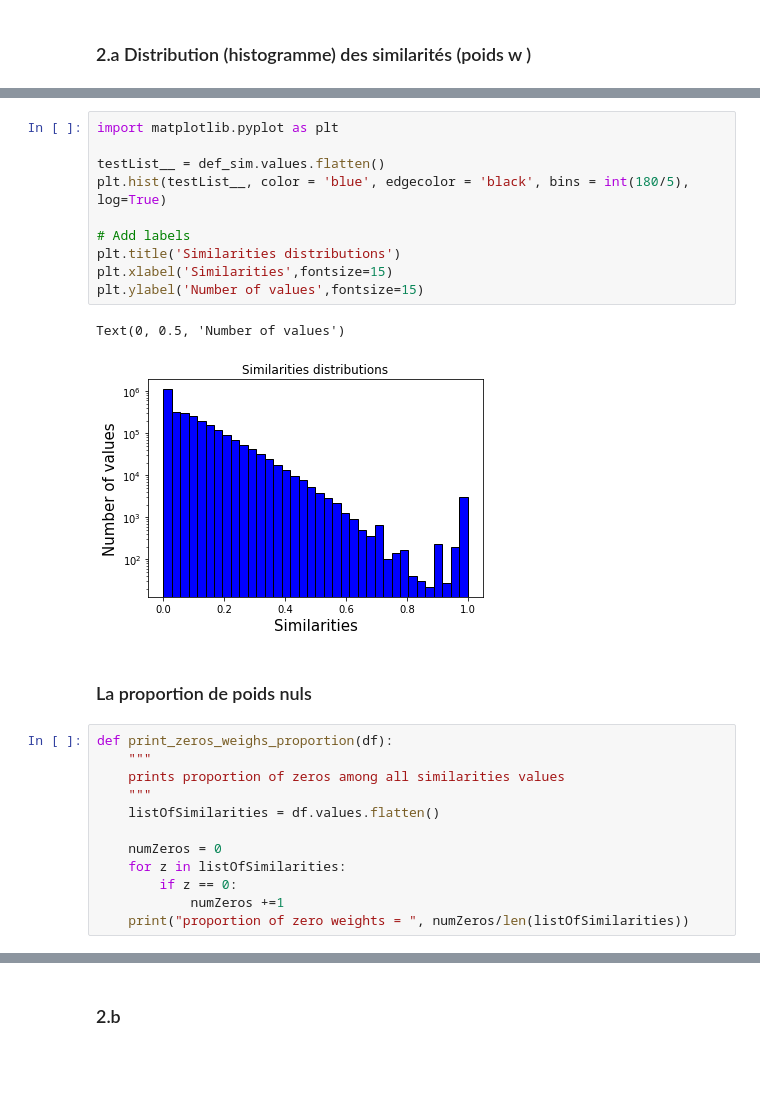
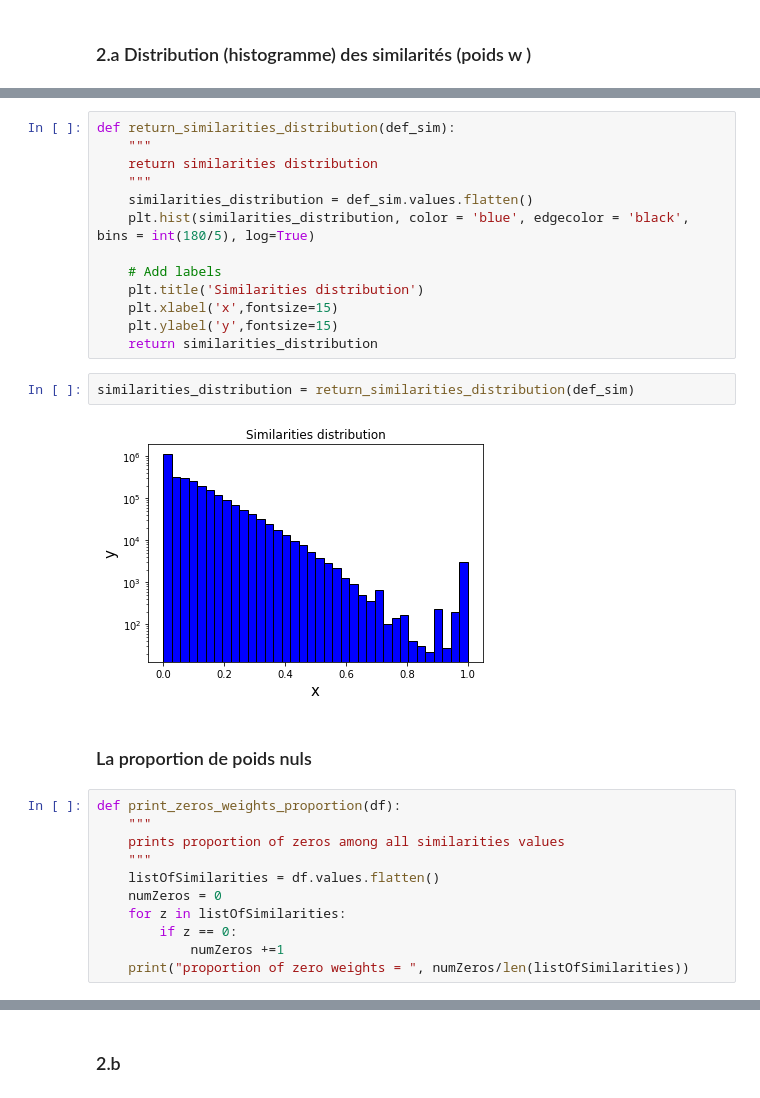
Before and after one commit to clementbernardd/LOG6308, a Jupyter notebook: TP1_groupe7_ghaith_.ipynb, the cells around one changed output, grey strips where cells are left out. Drawn from its saved outputs; the diff is of its cells as text; blank space fills up the shorter version.

```diff
--- a/TP1_groupe7_ghaith_.ipynb
+++ b/TP1_groupe7_ghaith_.ipynb
@@ -355,25 +308,28 @@ def_sim.shape
 # %%
-import matplotlib.pyplot as plt
+def return_similarities_distribution(def_sim):
+    """
+    return similarities distribution
+    """
+    similarities_distribution = def_sim.values.flatten()
+    plt.hist(similarities_distribution, color = 'blue', edgecolor = 'black', bins = int(180/5), log=True)
 
-testList__ = def_sim.values.flatten()
-plt.hist(testList__, color = 'blue', edgecolor = 'black', bins = int(180/5), log=True)
-
-# Add labels
-plt.title('Similarities distributions')
-plt.xlabel('Similarities',fontsize=15)
-plt.ylabel('Number of values',fontsize=15)
+    # Add labels
+    plt.title('Similarities distribution')
+    plt.xlabel('x',fontsize=15)
+    plt.ylabel('y',fontsize=15)
+    return similarities_distribution
-# %% [output]
-Text(0, 0.5, 'Number of values')
-[figure, removed]
+# %%
+similarities_distribution = return_similarities_distribution(def_sim)
+# %% [output]
+[figure, added]
 # %% [markdown]
 ### La proportion de poids nuls
 # %%
-def print_zeros_weighs_proportion(df):
+def print_zeros_weights_proportion(df):
     """
     prints proportion of zeros among all similarities values
     """
     listOfSimilarities = df.values.flatten()
-
     numZeros = 0
     for z in listOfSimilarities:
         if z == 0:
```
Also changed, not shown: parts of 53 cells of this notebook.
